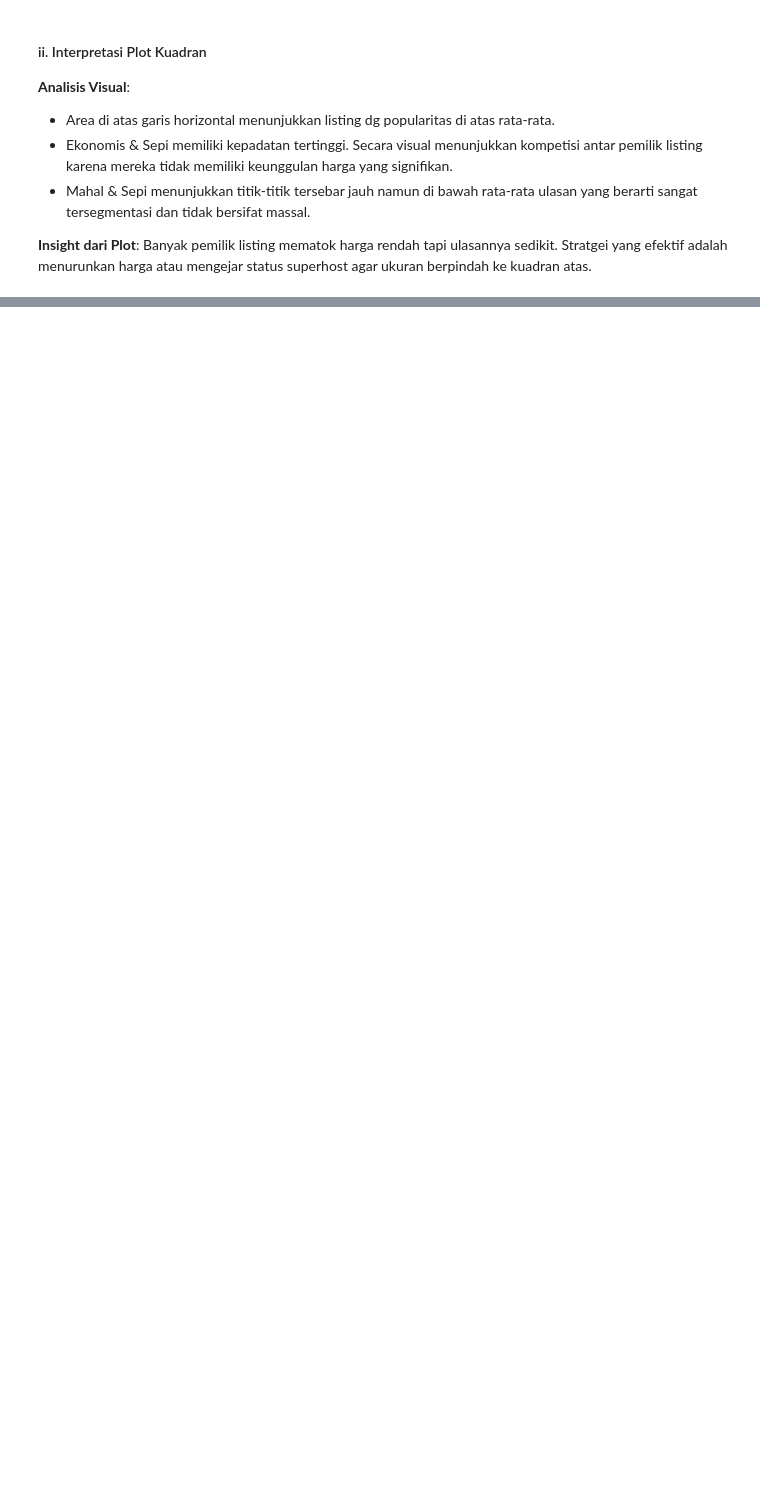
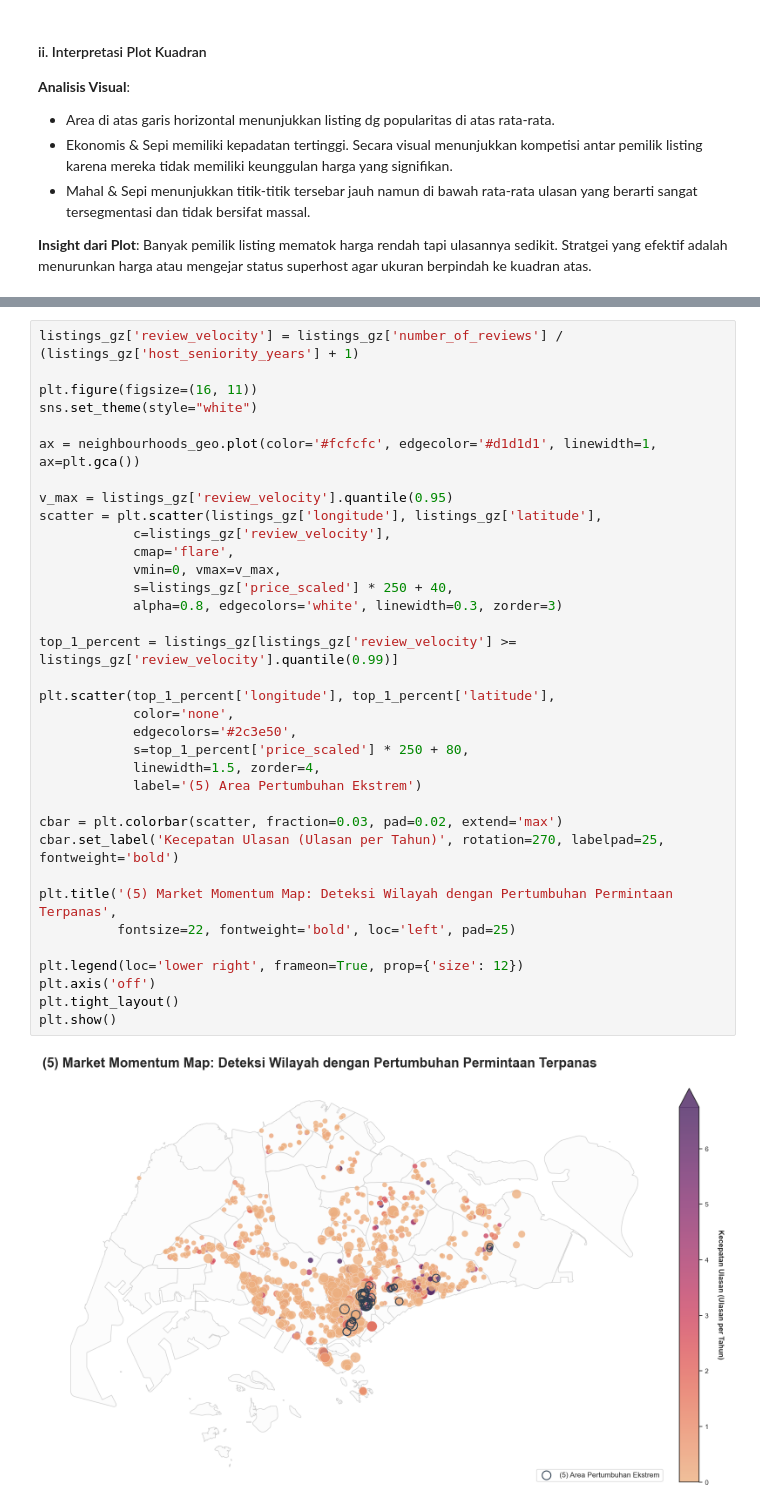
Before and after one commit to gacoanphilia/redo-tsdw, a Jupyter notebook: notebooks/final_project.ipynb, the cells around one changed output, grey strips where cells are left out. Drawn from its saved outputs; the diff is of its cells as text; blank space fills up the shorter version.

```diff
--- a/notebooks/final_project.ipynb
+++ b/notebooks/final_project.ipynb
@@ -462,0 +560,37 @@ Banyak pemilik listing mematok harga rendah tapi ulasannya sedikit. Stratgei yan
+# %%
+listings_gz['review_velocity'] = listings_gz['number_of_reviews'] / (listings_gz['host_seniority_years'] + 1)
+
+plt.figure(figsize=(16, 11))
+sns.set_theme(style="white")
+
+ax = neighbourhoods_geo.plot(color='#fcfcfc', edgecolor='#d1d1d1', linewidth=1, ax=plt.gca())
+
+v_max = listings_gz['review_velocity'].quantile(0.95)
+scatter = plt.scatter(listings_gz['longitude'], listings_gz['latitude'],
+            c=listings_gz['review_velocity'],
+            cmap='flare',
+            vmin=0, vmax=v_max,
+            s=listings_gz['price_scaled'] * 250 + 40,
+            alpha=0.8, edgecolors='white', linewidth=0.3, zorder=3)
+
+top_1_percent = listings_gz[listings_gz['review_velocity'] >= listings_gz['review_velocity'].quantile(0.99)]
+
+plt.scatter(top_1_percent['longitude'], top_1_percent['latitude'],
+            color='none',
+            edgecolors='#2c3e50',
+            s=top_1_percent['price_scaled'] * 250 + 80,
+            linewidth=1.5, zorder=4,
+            label='(5) Area Pertumbuhan Ekstrem')
+
+cbar = plt.colorbar(scatter, fraction=0.03, pad=0.02, extend='max')
+cbar.set_label('Kecepatan Ulasan (Ulasan per Tahun)', rotation=270, labelpad=25, fontweight='bold')
+
+plt.title('(5) Market Momentum Map: Deteksi Wilayah dengan Pertumbuhan Permintaan Terpanas',
+          fontsize=22, fontweight='bold', loc='left', pad=25)
+
+plt.legend(loc='lower right', frameon=True, prop={'size': 12})
+plt.axis('off')
+plt.tight_layout()
+plt.show()
+# %% [output]
+[figure, added]
```
Also changed, not shown: parts of 5 cells of this notebook.
